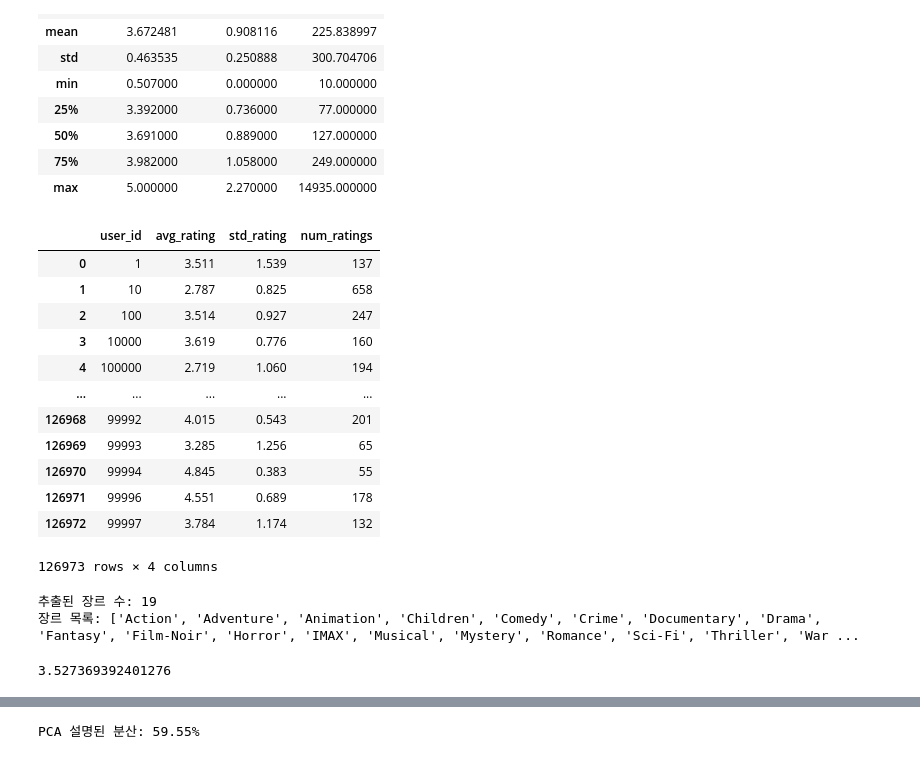
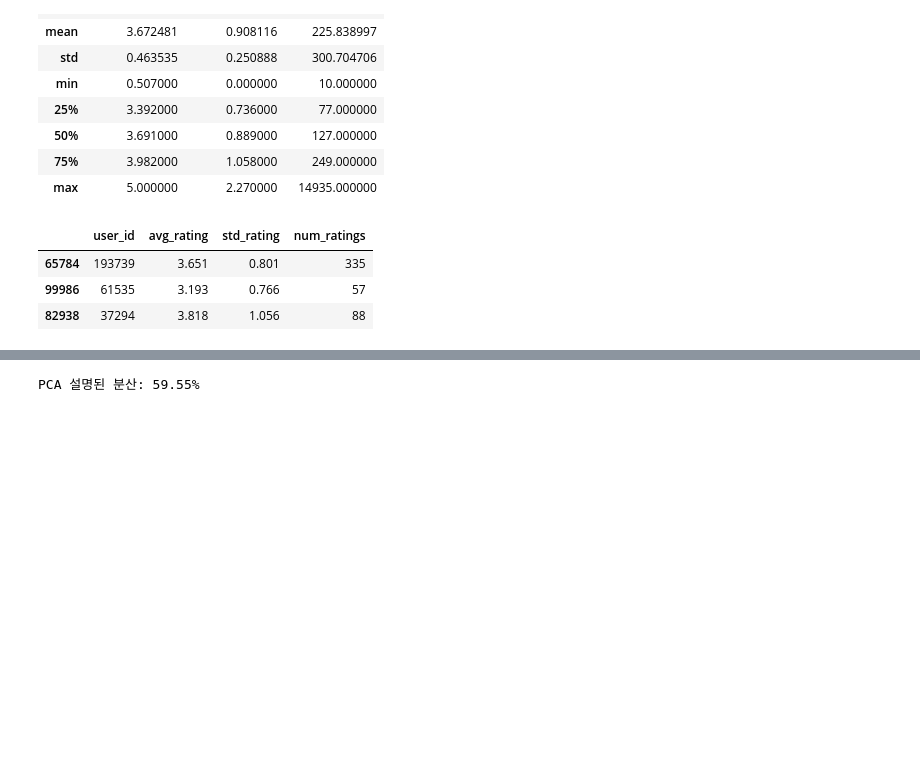
Before and after one commit to mkk4726/movie_recommendation, a Jupyter notebook: modeling/notebooks/clustering.ipynb, the cells around one changed output, grey strips where cells are left out. Drawn from its saved outputs; the diff is of its cells as text; code cells hidden in the pictures; blank space fills up the shorter version.

```diff
--- a/modeling/notebooks/clustering.ipynb
+++ b/modeling/notebooks/clustering.ipynb
@@ -136,21 +105,12 @@ user_stats.describe()
 | 75% | 3.982000 | 1.058000 | 249.000000 |
 | max | 5.000000 | 2.270000 | 14935.000000 |
 # %%
-user_stats
+user_stats.sample(3)
 # %% [output]
 |  | user_id | avg_rating | std_rating | num_ratings |
-| 0 | 1 | 3.511 | 1.539 | 137 |
-| 1 | 10 | 2.787 | 0.825 | 658 |
-| 2 | 100 | 3.514 | 0.927 | 247 |
-| 3 | 10000 | 3.619 | 0.776 | 160 |
-| 4 | 100000 | 2.719 | 1.060 | 194 |
-| ... | ... | ... | ... | ... |
-| 126968 | 99992 | 4.015 | 0.543 | 201 |
-| 126969 | 99993 | 3.285 | 1.256 | 65 |
-| 126970 | 99994 | 4.845 | 0.383 | 55 |
-| 126971 | 99996 | 4.551 | 0.689 | 178 |
-| 126972 | 99997 | 3.784 | 1.174 | 132 |
+| 65784 | 193739 | 3.651 | 0.801 | 335 |
+| 99986 | 61535 | 3.193 | 0.766 | 57 |
+| 82938 | 37294 | 3.818 | 1.056 | 88 |
-126973 rows × 4 columns
 # %%
 # 더 빠른 버전 (대용량 데이터용)
 import numpy as np
@@ -174,17 +134,3 @@ user_genre_prefs = genre_ratings_df.pivot_table(
     values='rating',
     aggfunc='mean'
 )
-
-# 전체 평균으로 결측치 채우기
-global_mean = genre_ratings_df['rating'].mean()
-user_genre_prefs = user_genre_prefs.fillna(global_mean)
-
-print(f"\n추출된 장르 수: {user_genre_prefs.shape[1]}")
-print(f"장르 목록: {sorted(user_genre_prefs.columns.tolist())}")
-# %% [output]
-추출된 장르 수: 19
-장르 목록: ['Action', 'Adventure', 'Animation', 'Children', 'Comedy', 'Crime', 'Documentary', 'Drama', 'Fantasy', 'Film-Noir', 'Horror', 'IMAX', 'Musical', 'Mystery', 'Romance', 'Sci-Fi', 'Thriller', 'War ...
-# %%
-genre_ratings_df['rating'].mean()
-# %% [output]
-3.527369392401276
```
Also changed, not shown: parts of 16 cells of this notebook, 2 other files.
